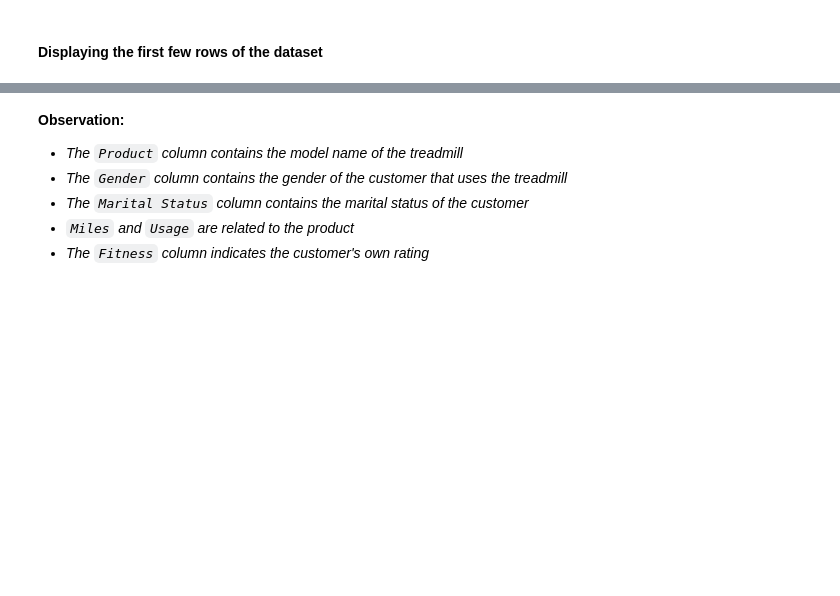
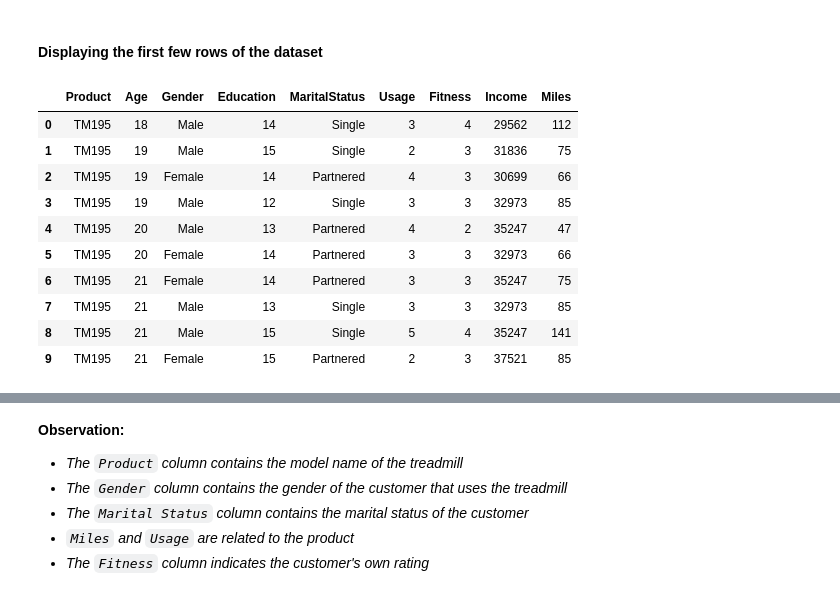
Before and after one commit to arojaspa76/Repo-Python-Data-Engineer, a Jupyter notebook: session_3/1.UniVariable_BiVariable.ipynb, the cells around one changed output, grey strips where cells are left out. Saved outputs shown, nothing was run; the diff lists cells and outputs as text; code cells hidden in the pictures; blank space fills up the shorter version.

```diff
--- a/session_3/1.UniVariable_BiVariable.ipynb
+++ b/session_3/1.UniVariable_BiVariable.ipynb
@@ -43,7 +45,7 @@ import seaborn as sns
 %matplotlib inline
 
 #to display values upto 2 decimal places
-pd.set_option("display.float_format", lambda x: "%.2f" % x)
+pd.set_option("display.float_format", lambda x: "%.4f" % x)
 
 # Instruction from https://seaborn.pydata.org/generated/seaborn.countplot.html
 sns.set_theme(style="darkgrid")
@@ -67,6 +69,18 @@ The initial steps to get an overview of any dataset is to:
 #### **Displaying the first few rows of the dataset**
 # %%
 # looking at head (5 observations)
-df.head()
+df.head(10)
+# %% [output]
+|  | Product | Age | Gender | Education | MaritalStatus | Usage | Fitness | Income | Miles |
+| 0 | TM195 | 18 | Male | 14 | Single | 3 | 4 | 29562 | 112 |
+| 1 | TM195 | 19 | Male | 15 | Single | 2 | 3 | 31836 | 75 |
+| 2 | TM195 | 19 | Female | 14 | Partnered | 4 | 3 | 30699 | 66 |
+| 3 | TM195 | 19 | Male | 12 | Single | 3 | 3 | 32973 | 85 |
+| 4 | TM195 | 20 | Male | 13 | Partnered | 4 | 2 | 35247 | 47 |
+| 5 | TM195 | 20 | Female | 14 | Partnered | 3 | 3 | 32973 | 66 |
+| 6 | TM195 | 21 | Female | 14 | Partnered | 3 | 3 | 35247 | 75 |
+| 7 | TM195 | 21 | Male | 13 | Single | 3 | 3 | 32973 | 85 |
+| 8 | TM195 | 21 | Male | 15 | Single | 5 | 4 | 35247 | 141 |
+| 9 | TM195 | 21 | Female | 15 | Partnered | 2 | 3 | 37521 | 85 |
 # %%
 # looking at tail (5 observations)
```
Also changed, not shown: parts of 60 cells of this notebook, 1 other file.
